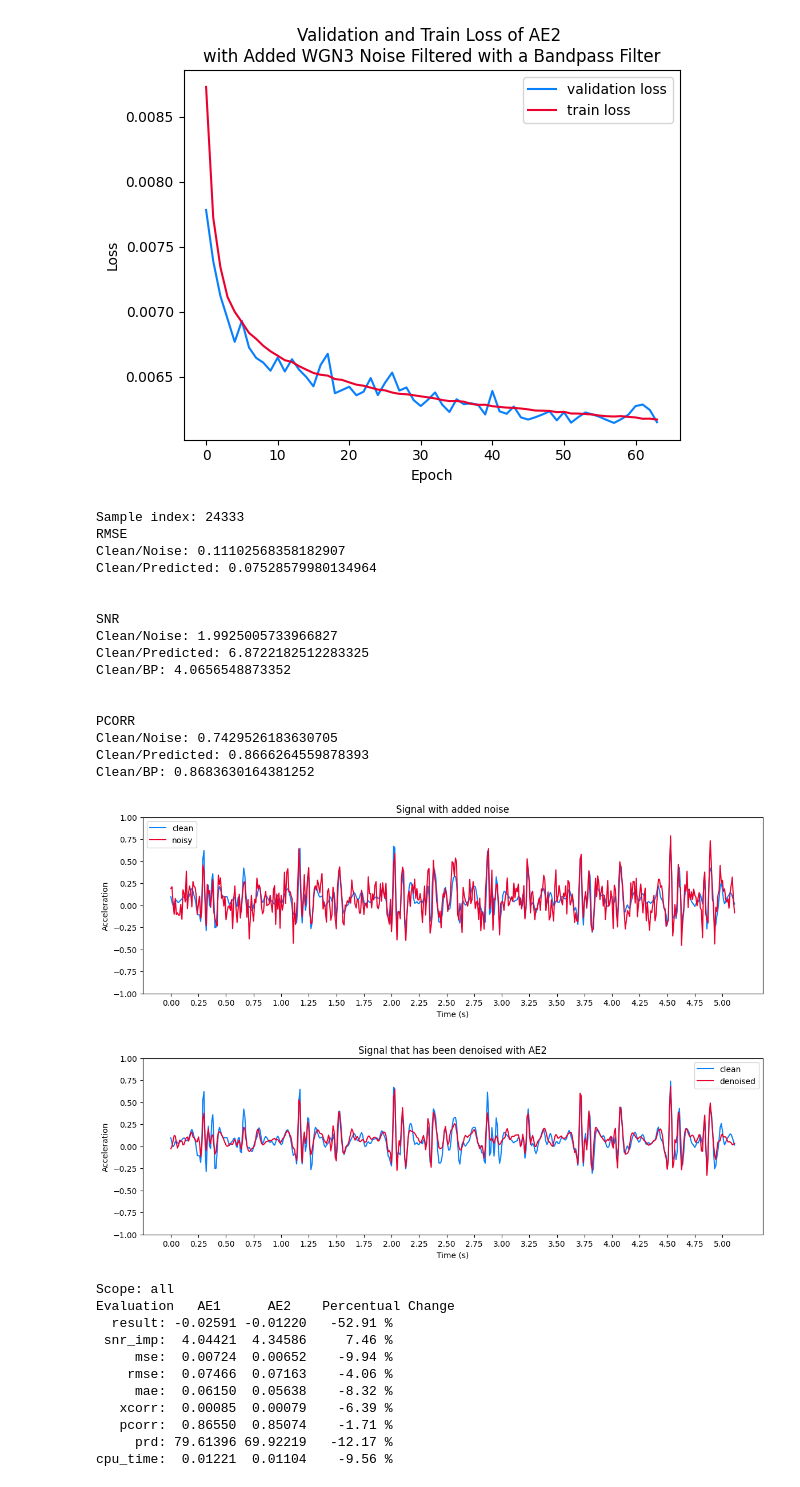
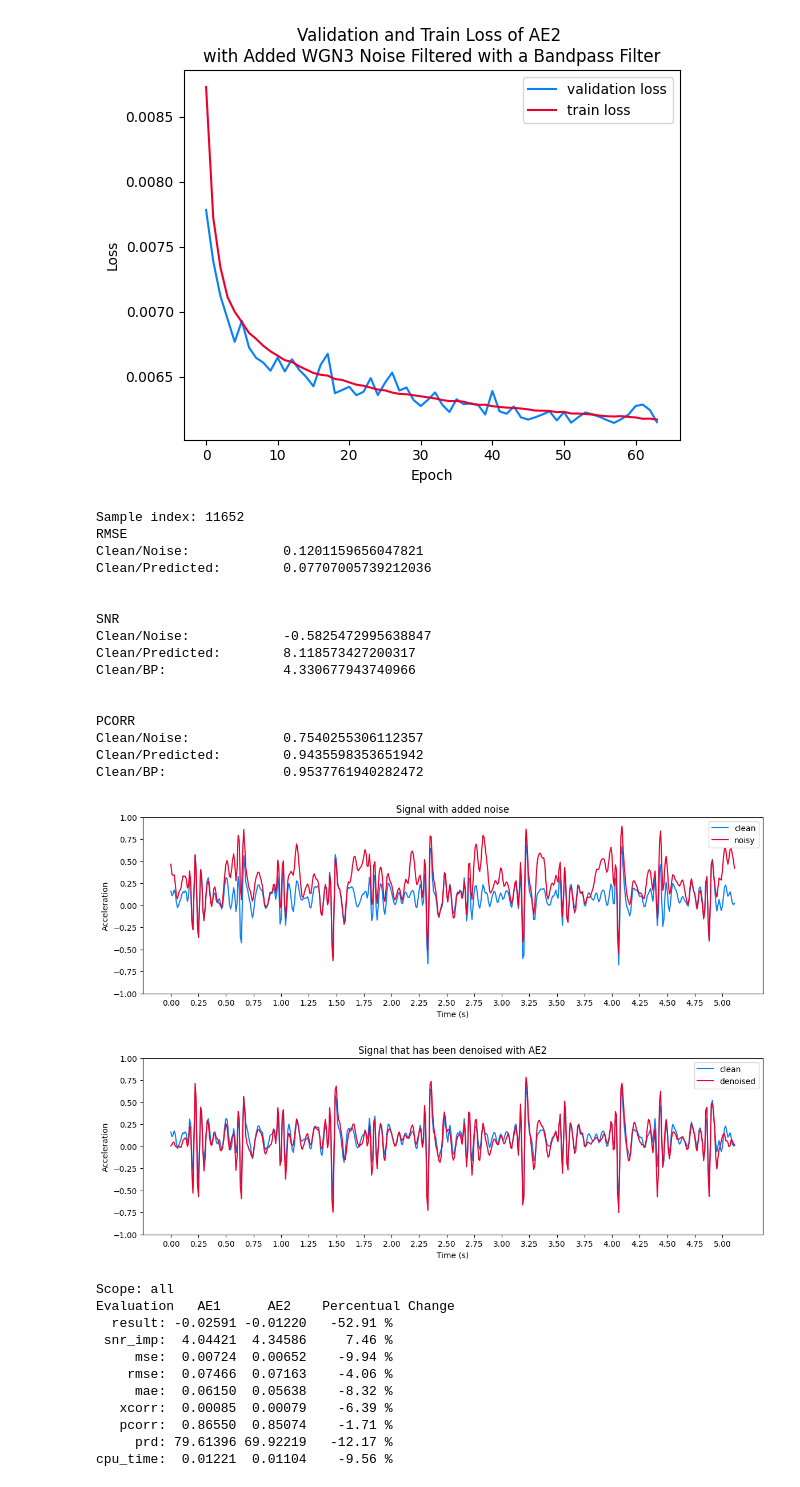
Before and after one commit to jonasburian/Bachelor-Thesis-Project, a Jupyter notebook: project.ipynb, the cells around one changed output. Cells and saved outputs as stored; diff of their text form; code cells hidden in the pictures.

Commit message:
cleanup

```diff
--- a/project.ipynb
+++ b/project.ipynb
@@ -71,9 +71,9 @@ val_prob = 0.2 # relative size of the validation set in respect to the train set
 train_target_snr_dbs = [-2.5, 0, 2.5, 7.5, 10, 12.5] # WGN3
 # train_target_snr_dbs = [-2.5, 0, 2.5, 17.5, 20, 22.5] # WGN4
 
-test_target_snr_dbs =  [-1, 0, 2, 5, 7] # WGN5
+# test_target_snr_dbs =  [-1, 0, 2, 5, 7] # WGN5
 # test_target_snr_dbs = [-1]
-# test_target_snr_dbs = [7]
+test_target_snr_dbs = [5, 7]
 
 # Number of epochs for training.
 num_epochs = 64
@@ -295,8 +295,8 @@ class SCGData(Dataset):
             # 7: Talking while Standing
 
         # Here it is possible to only allow certain activities in the noise dataset.
-        # self.data_motion_noise = data.loc[data['labels'] == 4, 'Z']
-        self.data_motion_noise = data['Z']
+        self.data_motion_noise = data.loc[data['labels'] == 4, 'Z']
+        # self.data_motion_noise = data['Z']
 
 
     '''
@@ -551,7 +551,7 @@ def load_data(*args, **kwargs):
 # %%
 # Imports the dataset and splits it into a train and test subset.
 # ['b001', 'm001', 'p001', 'b002', 'm002', 'p002']
-train_dataset, test_dataset = load_data(data_directory, ['CEBS', 'ECMS', 'IEEE'], sampling_rate, window_size, step_size, transform=ToTensor(), ecg=False, noise=True, remove_cebs=None, leave_cebs=None)
+train_dataset, test_dataset = load_data(data_directory, ['CEBS'], sampling_rate, window_size, step_size, transform=ToTensor(), ecg=False, noise=True, remove_cebs=None, leave_cebs=None)
 # %% [output]
 Loading CEBS
         Loaded 111514 samples
@@ -1192,7 +1188,7 @@ def test(config):
         return results
 # %%
 # Testing is done with a different set of target SNRs. Those are set here.
-test_dataset.dataset.add_noise(test_target_snr_dbs, noise_model='WGN', wgn_prob=0.4, use_bandpass=False)
+test_dataset.dataset.add_noise(test_target_snr_dbs, noise_model='MOTION', wgn_prob=0.4, use_bandpass=False)
 # %%
 # The config describes, which parameters should be tested.
 
@@ -1388,7 +1356,7 @@ if not os.path.exists(directory):
 # model.load_state_dict(torch.load(os.path.join(model_directory, 'wgn/m2_128_20.pth'), map_location=device))
 
 model = AE2(kernel_count=128).to(device)
-model.load_state_dict(torch.load(os.path.join(model_directory, 'wgn/model_2_wgn3_cebs_full.pth'), map_location=device))
+model.load_state_dict(torch.load(os.path.join(model_directory, 'motion/model_2_wgn3.pth'), map_location=device))
 
 # AE2 as the model for SCG/ECG transformation
 model_ecg = AE2(kernel_count=256).to(device)
@@ -1401,7 +1369,8 @@ with torch.no_grad():
 
     # Randomly select a sample from the test dataset.
     i = random.choice(range(0, len(test_dataset)))
-    # i = 13498
+    # i = 13498 # WGN
+    i = 11652 # Motion
     print(f'Sample index: {i}')
 
     noise, clean = test_dataset[i]
@@ -1426,9 +1395,9 @@ with torch.no_grad():
     noise_snr = noise if ecg else denormalize(noise, test_dataset.dataset.min_val, test_dataset.dataset.max_val)
     predicted = predicted_ecg if ecg else predicted
 
-    print(f'RMSE \nClean/Noise: {rmse(clean, noise)}\nClean/Predicted: {rmse(clean, predicted)}\n\n')
-    print(f'SNR \nClean/Noise: {snr(clean, noise_snr)}\nClean/Predicted: {snr(clean, predicted)}\nClean/BP: {snr(clean, bandpass(predicted, order=4, fs=100.0, lowcut=5.0, highcut=30.0))}\n\n')
-    print(f'PCORR \nClean/Noise: {pcorr(clean, noise)}\nClean/Predicted: {pcorr(clean, predicted)}\nClean/BP: {pcorr(clean, bandpass(predicted, order=4, fs=100.0, lowcut=5.0, highcut=30.0))}\n\n')
+    print(f'RMSE \nClean/Noise:\t\t{rmse(clean, noise)}\nClean/Predicted:\t{rmse(clean, predicted)}\n\n')
+    print(f'SNR \nClean/Noise:\t\t{snr(clean, noise_snr)}\nClean/Predicted:\t{snr(clean, predicted)}\nClean/BP:\t\t{snr(clean, bandpass(predicted, order=4, fs=100.0, lowcut=5.0, highcut=30.0))}\n\n')
+    print(f'PCORR \nClean/Noise:\t\t{pcorr(clean, noise)}\nClean/Predicted:\t{pcorr(clean, predicted)}\nClean/BP:\t\t{pcorr(clean, bandpass(predicted, order=4, fs=100.0, lowcut=5.0, highcut=30.0))}\n\n')
 
     # The sample range that should be visualized
     sample_from = 0
@@ -1451,44 +1420,44 @@ with torch.no_grad():
     plt.plot()
     plt.savefig(os.path.join(directory, 'noise.png'), format='png', bbox_inches='tight')
     plt.show()
 
 
     # Clean/Denoised Graph
     plt.figure(figsize=(14, 4))
 
     x = np.array(range(time_to)[sample_from:time_to]) / sampling_rate
     plt.plot(x, clean[sample_from:time_to], color='#087ffb', label='clean')
     plt.plot(x, predicted[sample_from:time_to], color='#ea002e', label='denoised')
     plt.xticks(x[::25])
 
     plt.title('Signal that has been denoised with AE2')
     plt.xlabel('Time (s)')
     plt.ylabel(r'Acceleration')
     plt.ylim(bottom=-1, top=1)
     plt.legend()
 
     plt.plot()
     plt.savefig(os.path.join(directory, 'denoising.png'), format='png', bbox_inches='tight')
     plt.show()
 # %% [output]
-Sample index: 24333
+Sample index: 11652
 RMSE
-Clean/Noise: 0.11102568358182907
-Clean/Predicted: 0.07528579980134964
+Clean/Noise:            0.1201159656047821
+Clean/Predicted:        0.07707005739212036
 
 
 SNR
-Clean/Noise: 1.9925005733966827
-Clean/Predicted: 6.8722182512283325
-Clean/BP: 4.0656548873352
+Clean/Noise:            -0.5825472995638847
+Clean/Predicted:        8.118573427200317
+Clean/BP:               4.330677943740966
 
 
 PCORR
-Clean/Noise: 0.7429526183630705
-Clean/Predicted: 0.8666264559878393
-Clean/BP: 0.8683630164381252
+Clean/Noise:            0.7540255306112357
+Clean/Predicted:        0.9435598353651942
+Clean/BP:               0.9537761940282472
-[figure, old version]
+[figure, new version]
-[figure, old version]
+[figure, new version]
 # %%
 # COMPARISON OF DIFFERENT DENOISING METHODS
 
```
Also changed, not shown: parts of 6 cells of this notebook, 2 other files.
